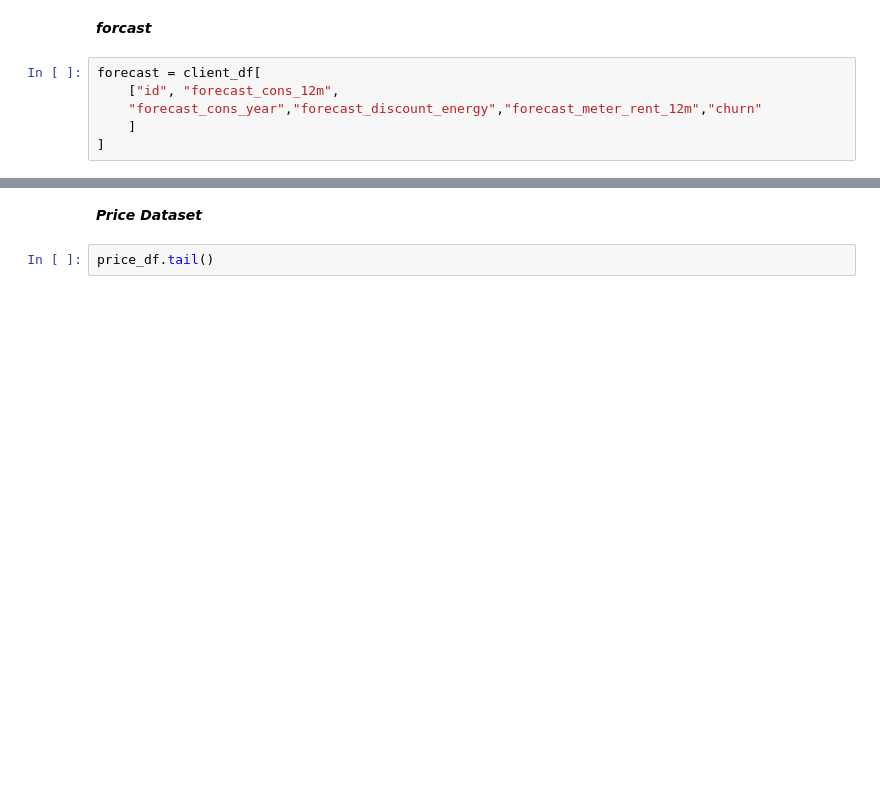
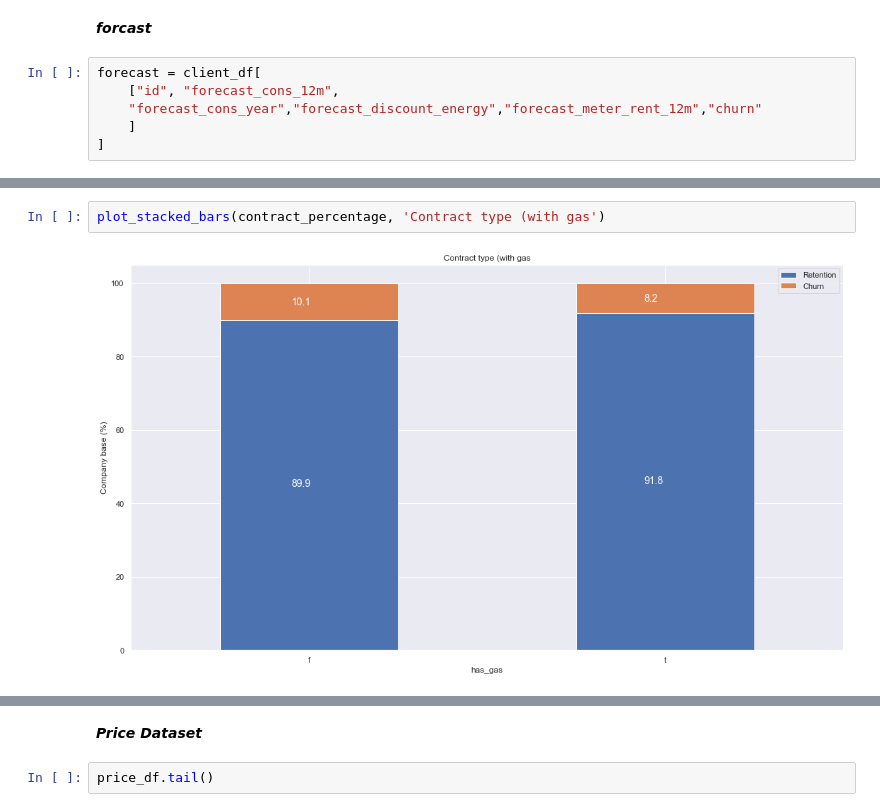
Before and after one commit to yash013/sme_customer_churn_problem, a Jupyter notebook: eda.ipynb, the cells around one changed output, grey strips where cells are left out. Cells and saved outputs as stored; diff of their text form; blank space fills up the shorter version.

```diff
--- a/eda.ipynb
+++ b/eda.ipynb
@@ -284,0 +289,4 @@ contract_percentage = (contract.div(contract.sum(axis=1), axis=0) * 100).sort_va
+# %%
+plot_stacked_bars(contract_percentage, 'Contract type (with gas')
+# %% [output]
+[figure, added]
```
Also changed, not shown: parts of 30 cells of this notebook.
